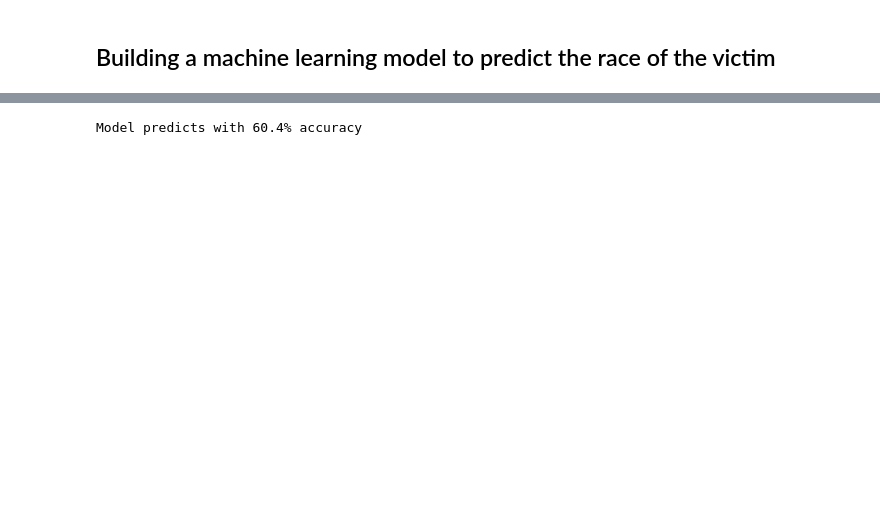
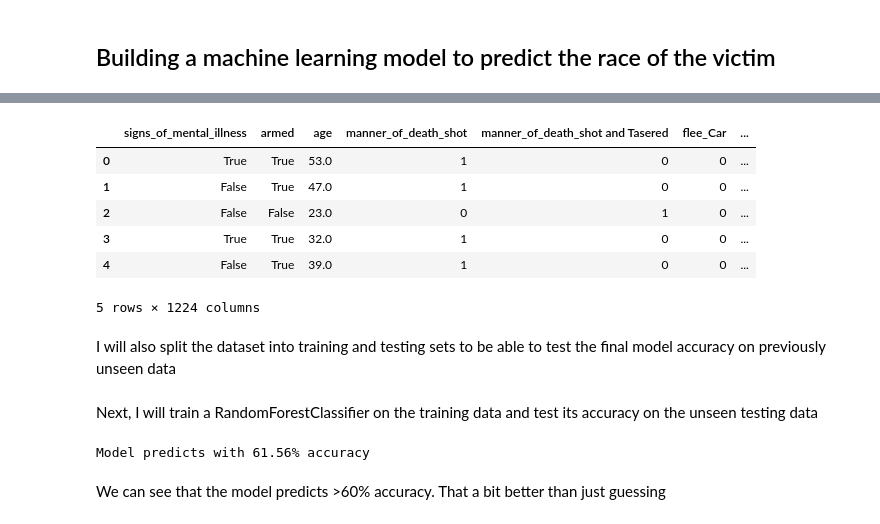
Before and after one commit to valdas-v1/Fatal-Police-Shooting-in-United-States, a Jupyter notebook: notebook.ipynb, the cells around one changed output, grey strips where cells are left out. Drawn from its saved outputs; the diff is of its cells as text; code cells hidden in the pictures; blank space fills up the shorter version.

```diff
--- a/notebook.ipynb
+++ b/notebook.ipynb
@@ -520,3 +543,15 @@ y = LabelEncoder().fit_transform(clean_df['race'])
 X = pd.get_dummies(clean_df.filter(['manner_of_death', 'signs_of_mental_illness',
                                     'armed', 'flee', 'threat_level', 'state', 'gender',
                                     'age', 'city']))
+# %%
+X.head()
+# %% [output]
+|  | signs_of_mental_illness | armed | age | manner_of_death_shot | manner_of_death_shot and Tasered | flee_Car | ... |
+| 0 | True | True | 53.0 | 1 | 0 | 0 | ... |
+| 1 | False | True | 47.0 | 1 | 0 | 0 | ... |
+| 2 | False | False | 23.0 | 0 | 1 | 0 | ... |
+| 3 | True | True | 32.0 | 1 | 0 | 0 | ... |
+| 4 | False | True | 39.0 | 1 | 0 | 0 | ... |
+5 rows × 1224 columns
+# %% [markdown]
+I will also split the dataset into training and testing sets to be able to test the final model accuracy on previously unseen data
@@ -523,23 +564,17 @@ X = pd.get_dummies(clean_df.filter(['manner_of_death', 'signs_of_mental_illness'
+# %% [markdown]
+Next, I will train a RandomForestClassifier on the training data and test its accuracy on the unseen testing data
 # %%
-# Splitting the dataset
-
-from sklearn.model_selection import train_test_split
-
-X_train, X_test, y_train, y_test = \
-train_test_split(X, y, test_size=0.3)
-
-
 # Building a random forests classifier
-
 from sklearn.ensemble import RandomForestClassifier
 
-rfc = RandomForestClassifier()
+rfc = RandomForestClassifier(random_state=42)
 rfc.fit(X_train, y_train)
 
-
 print(f"Model predicts with {round((rfc.score(X_test, y_test)*100), 2)}% accuracy")
 # %% [output]
-Model predicts with 60.4% accuracy
+Model predicts with 61.56% accuracy
+# %% [markdown]
+We can see that the model predicts >60% accuracy. That a bit better than just guessing
 # %%
 # Testing for accuracy with a random sample
 
```
Also changed, not shown: parts of 11 cells of this notebook.
